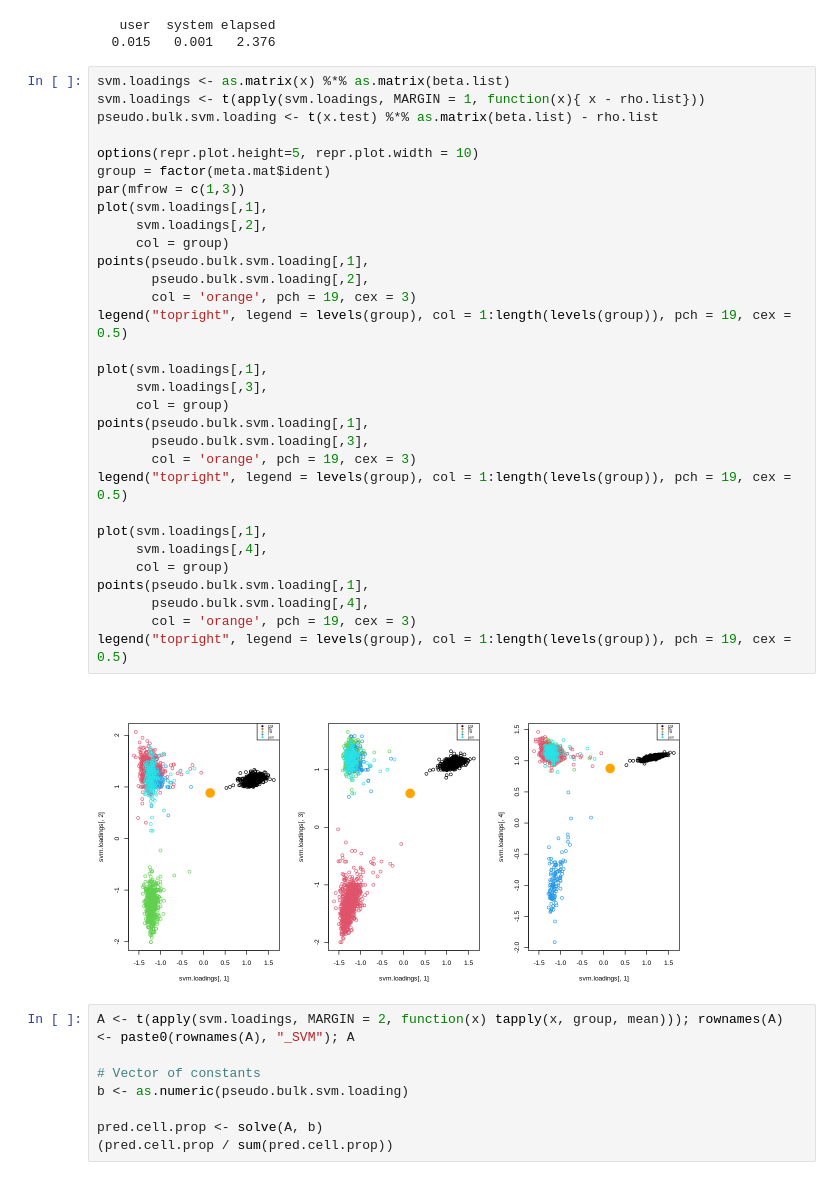
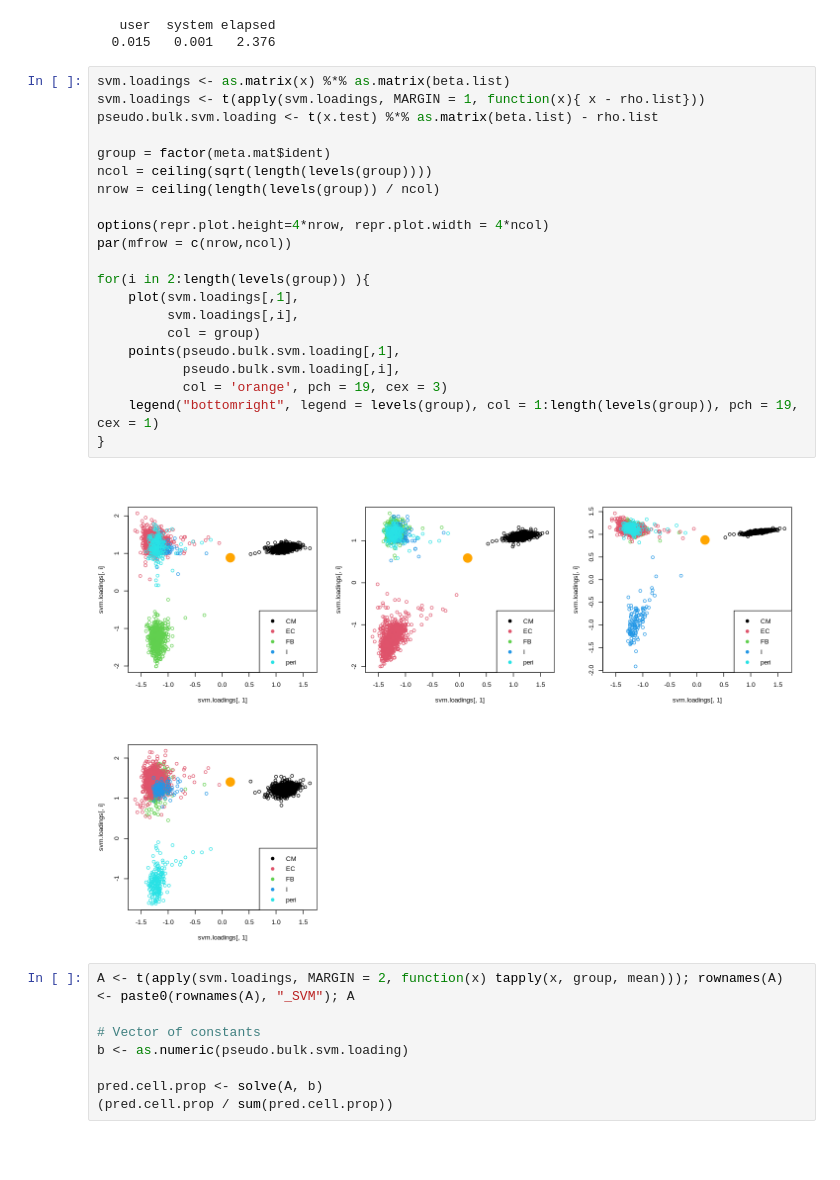
Before and after one commit to Matthew1309/Intuitions, a Jupyter notebook: Statistics/SVM/SVM_explaination.ipynb, the cells around one changed output. Saved outputs shown, nothing was run; the diff lists cells and outputs as text; blank space fills up the shorter version.

Commit message:
Final figure for SVM intuition now plots all reductions

```diff
--- a/Statistics/SVM/SVM_explaination.ipynb
+++ b/Statistics/SVM/SVM_explaination.ipynb
@@ -376,36 +376,26 @@ beta.list <- as.data.frame(beta.list)
 # %%
 svm.loadings <- as.matrix(x) %*% as.matrix(beta.list)
 svm.loadings <- t(apply(svm.loadings, MARGIN = 1, function(x){ x - rho.list}))
 pseudo.bulk.svm.loading <- t(x.test) %*% as.matrix(beta.list) - rho.list
 
-options(repr.plot.height=5, repr.plot.width = 10)
 group = factor(meta.mat$ident)
-par(mfrow = c(1,3))
-plot(svm.loadings[,1],
-     svm.loadings[,2],
-     col = group)
-points(pseudo.bulk.svm.loading[,1],
-       pseudo.bulk.svm.loading[,2],
-       col = 'orange', pch = 19, cex = 3)
-legend("topright", legend = levels(group), col = 1:length(levels(group)), pch = 19, cex = 0.5)
+ncol = ceiling(sqrt(length(levels(group))))
+nrow = ceiling(length(levels(group)) / ncol)
 
-plot(svm.loadings[,1],
-     svm.loadings[,3],
-     col = group)
-points(pseudo.bulk.svm.loading[,1],
-       pseudo.bulk.svm.loading[,3],
-       col = 'orange', pch = 19, cex = 3)
-legend("topright", legend = levels(group), col = 1:length(levels(group)), pch = 19, cex = 0.5)
+options(repr.plot.height=4*nrow, repr.plot.width = 4*ncol)
+par(mfrow = c(nrow,ncol))
 
-plot(svm.loadings[,1],
-     svm.loadings[,4],
-     col = group)
-points(pseudo.bulk.svm.loading[,1],
-       pseudo.bulk.svm.loading[,4],
-       col = 'orange', pch = 19, cex = 3)
-legend("topright", legend = levels(group), col = 1:length(levels(group)), pch = 19, cex = 0.5)
+for(i in 2:length(levels(group)) ){
+    plot(svm.loadings[,1],
+         svm.loadings[,i],
+         col = group)
+    points(pseudo.bulk.svm.loading[,1],
+           pseudo.bulk.svm.loading[,i],
+           col = 'orange', pch = 19, cex = 3)
+    legend("bottomright", legend = levels(group), col = 1:length(levels(group)), pch = 19, cex = 1)
+}
 # %% [output]
-[figure, old version]
+[figure, new version]
 # %%
 A <- t(apply(svm.loadings, MARGIN = 2, function(x) tapply(x, group, mean))); rownames(A) <- paste0(rownames(A), "_SVM"); A
 
```
